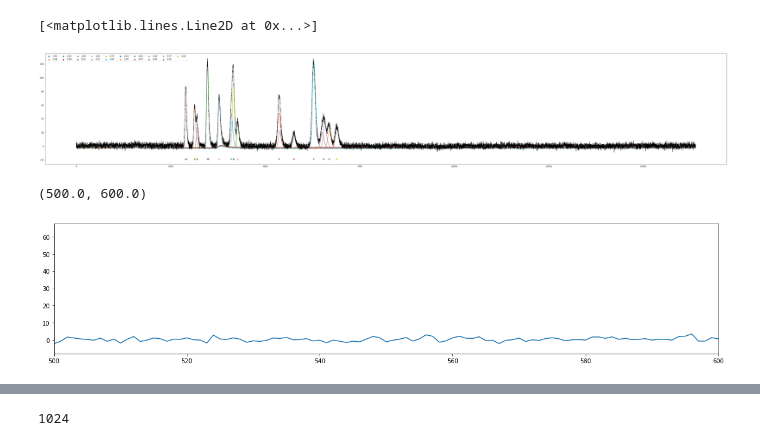
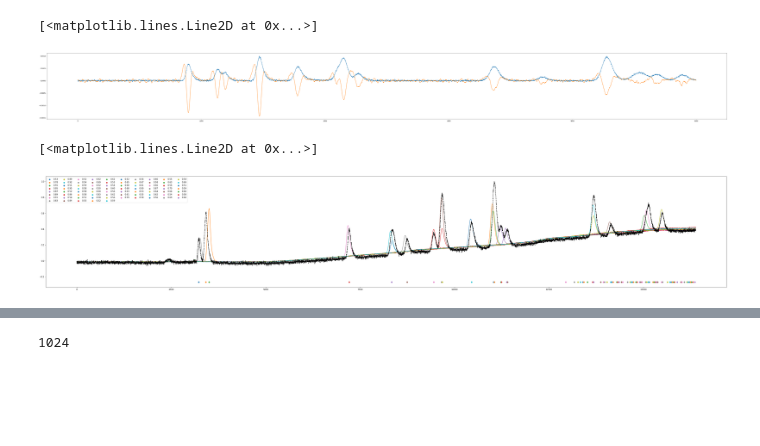
Before and after one commit to akensert/deep-learning-peak-detection, a Jupyter notebook: notebooks/01_convolutional-neural-network.ipynb, the cells around one changed output, grey strips where cells are left out. Drawn from its saved outputs; the diff is of its cells as text; code cells hidden in the pictures; blank space fills up the shorter version.

```diff
--- a/notebooks/01_convolutional-neural-network.ipynb
+++ b/notebooks/01_convolutional-neural-network.ipynb
@@ -120,2 +97,0 @@ prediction = model.predict(test_generator, use_multiprocessing=True, workers=8,
-# %%
-model.load_weights('model.h5')
@@ -122,9 +121,9 @@ model.load_weights('model.h5')
 # %%
-fig, ax = plt.subplots(1, 1, figsize=(20, 10))
+fig, ax = plt.subplots(1, 1, figsize=(30, 10))
 
 x_lim = [0.0, 1.0 + 1e-7]
 
-ID = 15
+ID = 12
 
 true_move = {0: (0.0, 0), 1: (0, 0), 2: (0, 0), 3: (0, 0), 4: (0, 0),
              5: (0, 0), 6: (0, 0), 7: (0, 0), 8: (0, 0), 9: (0, 0),
@@ -140,9 +139,9 @@ true = test_generator.__getitem__(ID)
 
 pred = prediction[ID*validation_generator.batch_size]
 
-probs, locs, areas = label_encoder.decode(pred, 0.5)
+probs, locs, areas = label_encoder.decode(pred, 0.2)
 
-x = true[0][0]
+x = true[0][0] * 100
 y = true[1][0]
 #x = x * 255
 
@@ -158,20 +157,26 @@ for i, y_sample in enumerate(y):
         if x_lim[0] < gt[1][k] < x_lim[1]:
             ax.scatter(gt[1][k], np.min(x)-10, c='C0', s=75, marker='^', edgecolor='black')
             #ax.axvline(gt[1][k], linestyle='--')
-            ax.text(x=gt[1][k]-0.005 * x_lim[1], y=height+17, s=f"{gt[2][k]:.2f}", color="C0", fontsize=20)
+            #if k % 3 == 0:
+            #ax.text(x=gt[1][k]-0.005 * x_lim[1], y=height+17, s=f"{gt[2][k]:.3f}", color="C0", fontsize=20)
 
         k += 1
 
-    if pred[i][0] > 0.5:
-
+    if pred[i][0] > 0.2:
         index = int(gt[1][k-1] * 16384)
         height = max(x[index:index+1]) + 5
 
         if x_lim[0] < locs[j] < x_lim[1]:
 
-            ax.scatter(locs[j], np.min(x)-30, c='C1', s=75, marker='^', edgecolor='black')
-            ax.text(x=locs[j]-0.0075 * x_lim[1], y=np.min(x)-85, s=f'{probs[j]:.3f}', rotation=-90, fontsize=12)
-            ax.text(x=locs[j]-0.005 * x_lim[1], y=height, s=f"{areas[j]:.2f}", color='C1', fontsize=20)
+            if pred[i][0] > 0.9:
+                ax.scatter(locs[j], np.min(x)-30, c='C2', s=75, marker='^', edgecolor='black')
+            elif pred[i][0] > 0.7:
+                ax.scatter(locs[j], np.min(x)-45, c='C1', s=75, marker='^', edgecolor='black')
+            elif pred[i][0] > 0.2:
+                ax.scatter(locs[j], np.min(x)-60, c='C3', s=75, marker='^', edgecolor='black')
+            #if k % 3 == 0:
+            #ax.text(x=locs[j]-0.0075 * x_lim[1], y=np.min(x)-85, s=f'{probs[j]:.3f}', rotation=-90, fontsize=12)
+            #ax.text(x=locs[j]-0.005 * x_lim[1], y=height, s=f"{areas[j]:.3f}", color='C1', fontsize=20)
 
         j += 1
 
@@ -199,5 +204,6 @@ ax.legend(columnspacing=-0.5, fontsize=20, ncol=2)
 ax.spines['top'].set_visible(False)
 ax.spines['right'].set_visible(False)
 
-plt.savefig('peak_detection_2.png', dpi=300)
+#ax.set_xlim(0.05, 0.37)
+#plt.savefig('peak_detection_2.png', dpi=300)
 # %% [output]
@@ -240,42 +282,48 @@ def apply_interpolation(y, target_size):
+# %%
+import scipy.signal
+
+plt.figure(figsize=(80, 8))
+deriv = scipy.signal.savgol_filter(x, window_length=51, polyorder=2, deriv=2)
+
+plt.plot(x[2000:7000] * 0.001)
+plt.plot(deriv[2000:7000])
+# %% [output]
+[<matplotlib.lines.Line2D at 0x...>]
+[figure, added]
 # %%
 plt.figure(figsize=(60, 10))
 
-csv = pd.read_csv('../input/chrom_1/ISO_ALL_F160.CSV', header=None, sep='\t', encoding='utf-16')
+
+csv = pd.read_csv('../input/chrom_1/GRA_ALL_F160.CSV', header=None, sep='\t', encoding='utf-16')
 x = csv[1].values
 x = apply_interpolation(x, 16384)
-x = x[None, :, None] * 20
+x_max = x.max()
+x = x[None, :, None] / x_max
 out = model.predict(x)[0]
 
-for c in glob.glob('../input/chrom_1/ISO_[0-9]*'):
+for c in glob.glob('../input/chrom_1/GRA_[0-9]*'):
     csv = pd.read_csv(c, header=None, sep='\t', encoding='utf-16')
     d = csv[1].values
     d = apply_interpolation(d, 16384)
-    d = d * 20
+    d = d / x_max
     plt.plot(d)
 
 
-probs, locs, areas = label_encoder.decode(out, 0.2)
+probs, locs, areas = label_encoder.decode(out, 0.5)
 for i, (p, l, a) in enumerate(zip(probs, locs, areas)):
    # print(p, l, a)
-    plt.scatter(l * 16384, np.min(x)-10, c=f'C{i}', label=f'{p:.2f}')
+    plt.scatter(l * 16384, np.min(x)-0.2, c=f'C{i}', label=f'{p:.2f}')
     #plt.text(x=l * 16384, y=np.min(x)-0, s=f'{p:.2f}', rotation=-45)
     #plt.plot([l-w/2, l+w/2], [.080+(i*.015), .080+(i*.015)], color=f'C{i}')
     #plt.plot([l, l], [0, a], color='C0', linewidth=4, linestyle=':')
     #plt.plot([l-s/2, l+s/2], [0, 0], color='C0', linewidth=4, linestyle=':')
 
     #index = int(g * 16384)
     #height = max(x[index-10:index+10]) + 20
     #plt.text(x=g-0.005, y=height, s=f"{a:.2f}", color='C1', fontsize=14)
 
 plt.legend(loc=2, ncol=10)
 plt.plot(x[0, :, 0], c='black', linestyle='--')
 # %% [output]
 [<matplotlib.lines.Line2D at 0x...>]
-[figure, old version]
+[figure, new version]
-# %%
-plt.figure(figsize=(20, 4))
-plt.plot(x[0])
-plt.xlim(500, 600)
-# %% [output]
-(500.0, 600.0)
-[figure, removed]
```
Also changed, not shown: parts of 13 cells of this notebook, 3 other files.
